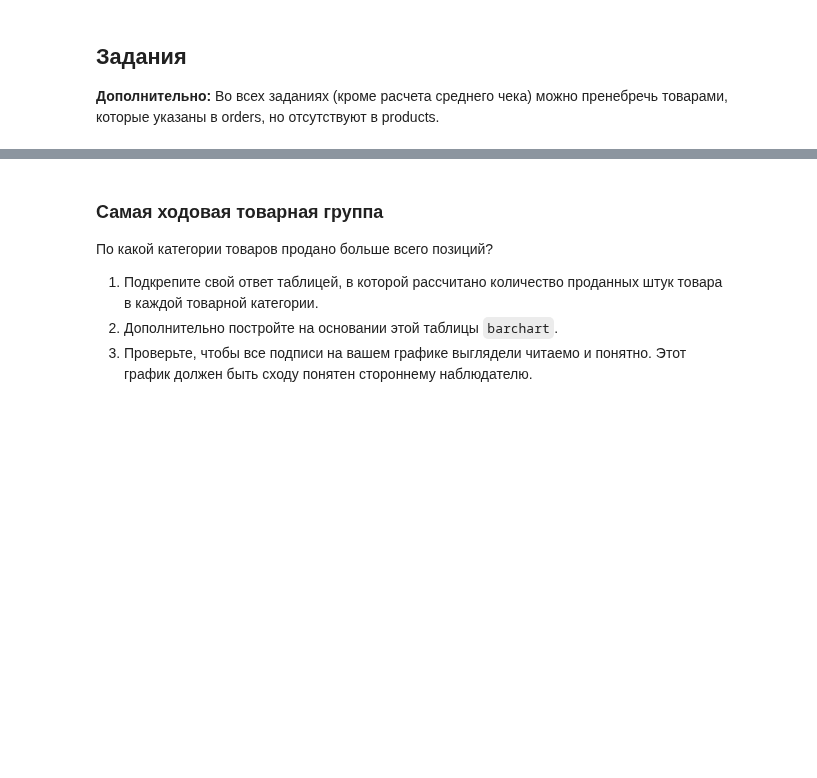
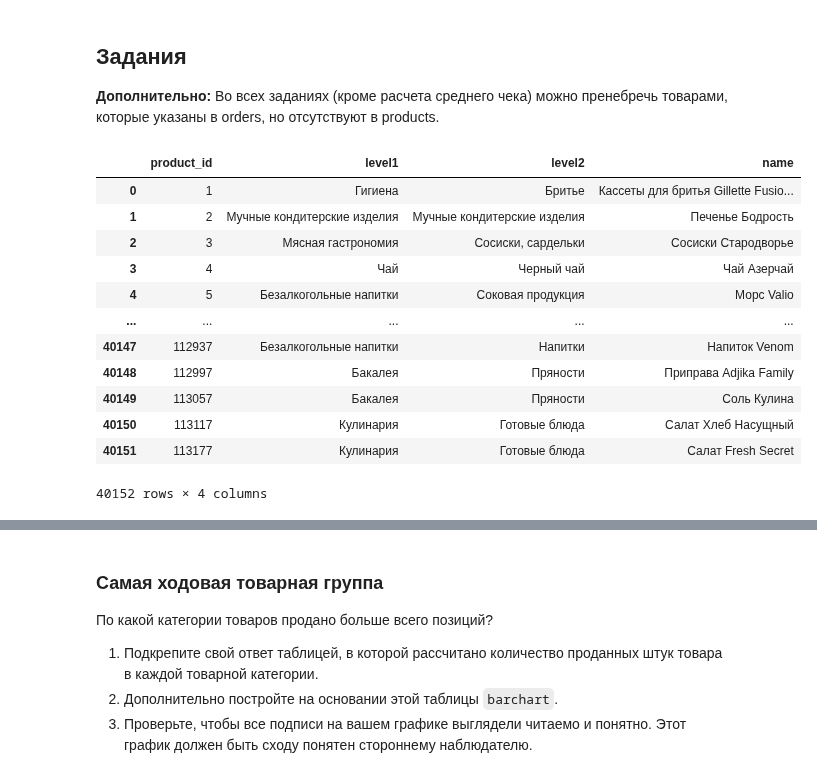
Before and after one commit to mishandri/Data-Analysis, a Jupyter notebook: 10. Итоговый проект Pandas/Решение.ipynb, the cells around one changed output, grey strips where cells are left out. Drawn from its saved outputs; the diff is of its cells as text; code cells hidden in the pictures; blank space fills up the shorter version.

```diff
--- a/10. Итоговый проект Pandas/Решение.ipynb
+++ b/10. Итоговый проект Pandas/Решение.ipynb
@@ -24,0 +30,17 @@
+# %%
+products = pd.read_excel('data/products.xlsx')
+products
+# %% [output]
+|  | product_id | level1 | level2 | name |
+| 0 | 1 | Гигиена | Бритье | Кассеты для бритья Gillette Fusio... |
+| 1 | 2 | Мучные кондитерские изделия | Мучные кондитерские изделия | Печенье Бодрость |
+| 2 | 3 | Мясная гастрономия | Сосиски, сардельки | Сосиски Стародворье |
+| 3 | 4 | Чай | Черный чай | Чай Азерчай |
+| 4 | 5 | Безалкогольные напитки | Соковая продукция | Морс Valio |
+| ... | ... | ... | ... | ... |
+| 40147 | 112937 | Безалкогольные напитки | Напитки | Напиток Venom |
+| 40148 | 112997 | Бакалея | Пряности | Приправа Adjika Family |
+| 40149 | 113057 | Бакалея | Пряности | Соль Кулина |
+| 40150 | 113117 | Кулинария | Готовые блюда | Салат Хлеб Насущный |
+| 40151 | 113177 | Кулинария | Готовые блюда | Салат Fresh Secret |
+40152 rows × 4 columns
```
Also changed, not shown: parts of 5 cells of this notebook.
